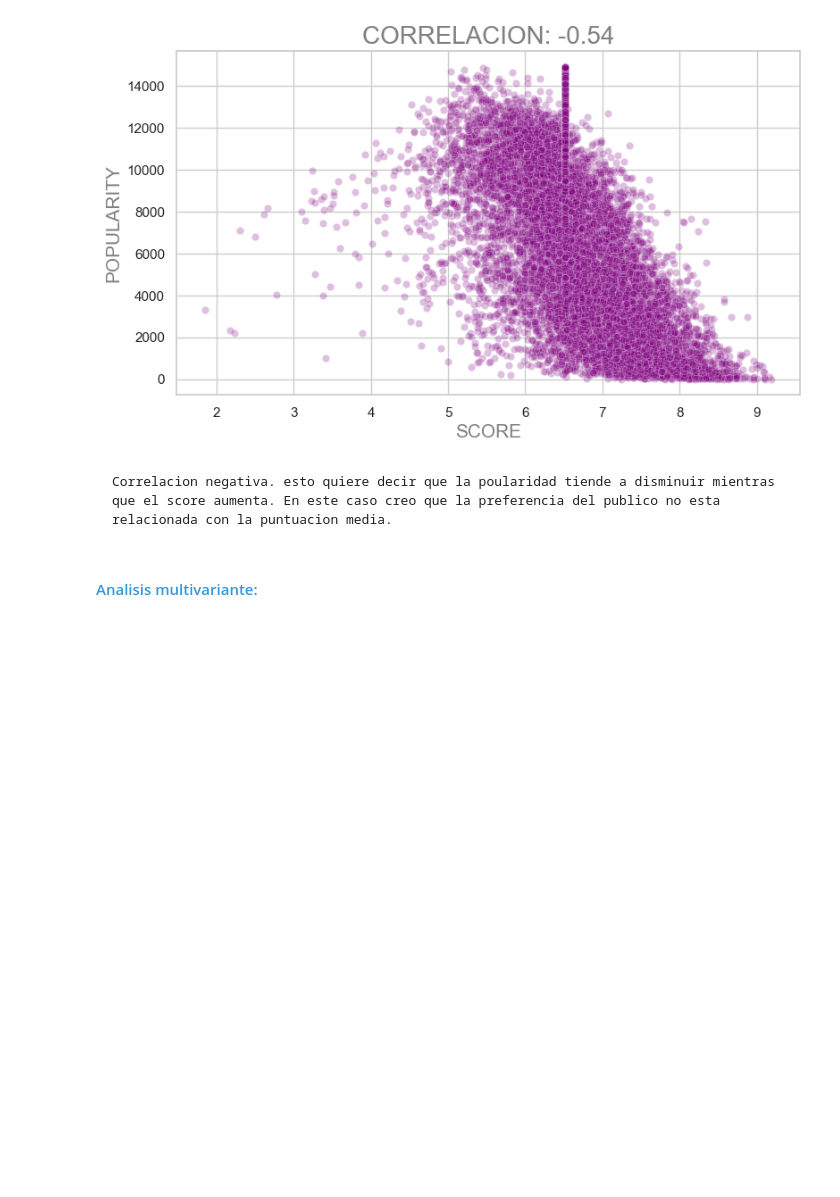
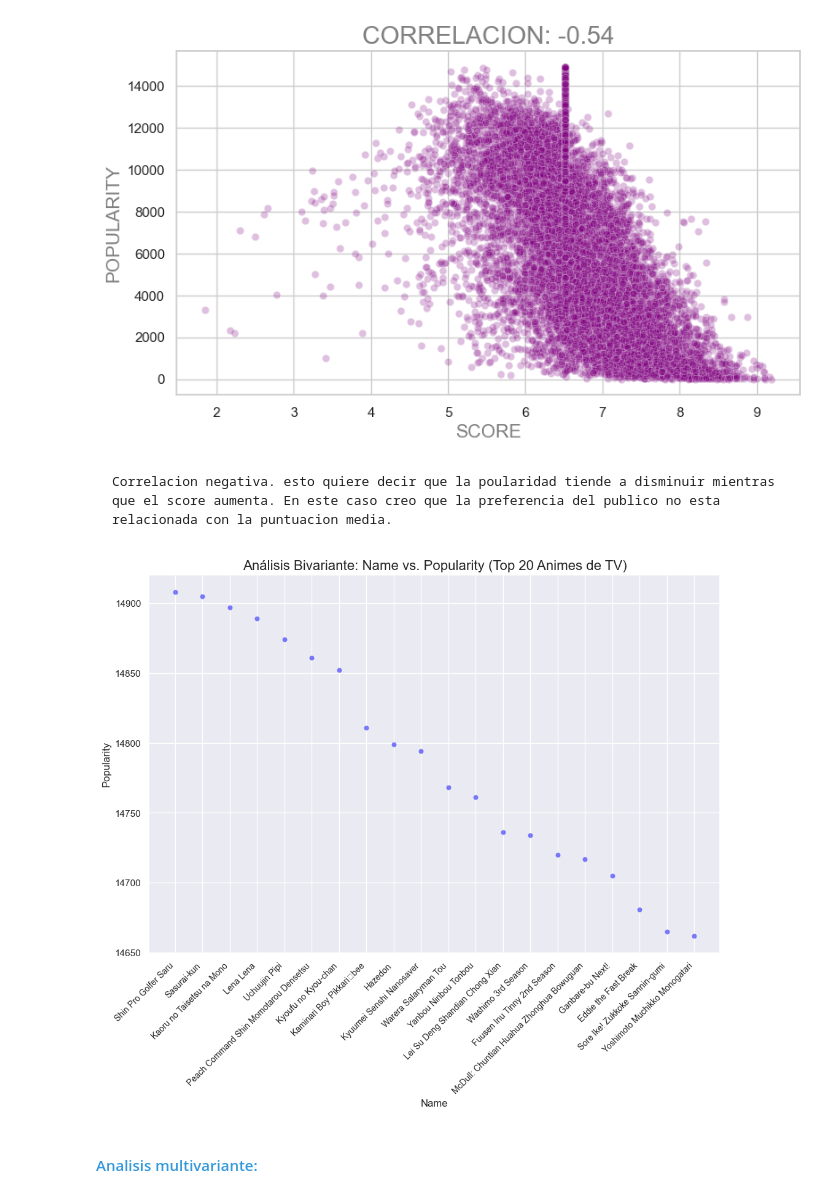
Before and after one commit to AmyGaarcia/DS_PT_09_2023, a Jupyter notebook: Data_Analysis/EDA/1-Definicion_EDA ANIME_no_terminado.ipynb, the cells around one changed output. Cells and saved outputs as stored; diff of their text form; code cells hidden in the pictures; blank space fills up the shorter version.

```diff
--- a/Data_Analysis/EDA/1-Definicion_EDA ANIME_no_terminado.ipynb
+++ b/Data_Analysis/EDA/1-Definicion_EDA ANIME_no_terminado.ipynb
@@ -714,21 +714,3 @@ plt.show()
 [figure]
 # %% [markdown]
 ##### Cual ha sido la productora que mas animes ha hecho
-# %%
-anime_copia = anime_copia[anime_copia["Producers"] != "Unknown"]
-
-productora = anime_copia["Producers"].value_counts()
-
-sns.set(style="whitegrid")
-plt.figure(figsize=(10, 5))
-sns.barplot(x=productora.index, y=productora.values, hue=productora.index, palette="pink")
-
-plt.title("Cuantos animes han salido en distintas estaciones del año", color = "Grey", fontsize = 17)
-plt.xlabel("Estaciones del Año", color = "Grey", fontsize = 10)
-
-# ES PARA PONER EL PORCENTAJE ARRIBA DE CADA COLUMNAA
-for i, value in enumerate(productora.values):
-    porcentaje = (value / productora.sum()) * 100
-    plt.text(i, value + 0.1, f"{porcentaje:.1f}%", ha="center", va="bottom")
-
-plt.show()
@@ -757,6 +737,28 @@ plt.show()
 [figure]
 # %% [markdown]
     Correlacion negativa. esto quiere decir que la poularidad tiende a disminuir mientras que el score aumenta. En este caso creo que la preferencia del publico no esta relacionada con la puntuacion media.
+# %%
+nombres_tv = anime_copia[anime_copia["Type"] == "TV"]
+
+# Ordenar por popularidad de forma descendente
+top20_populares_tv = nombres_tv.sort_values(by="Popularity", ascending=False).head(20)
+
+# Crear el gráfico de dispersión
+plt.figure(figsize=(12, 8))
+sns.scatterplot(x="Name", y="Popularity", data=top20_populares_tv, alpha=0.5, color="blue")
+
+# Configurar el título y etiquetas
+plt.title("Análisis Bivariante: Name vs. Popularity (Top 20 Animes de TV)", fontsize=16)
+plt.xlabel("Name", fontsize=12)
+plt.ylabel("Popularity", fontsize=12)
+
+# Rotar las etiquetas del eje x para una mejor legibilidad
+plt.xticks(rotation=45, ha="right", fontsize=10)
+
+# Mostrar el gráfico
+plt.show()
+# %% [output]
+[figure, added]
 # %% [markdown]
 #### <span style="color:#3498DB  "> Analisis multivariante: </span>
 # %% [markdown]
```
Also changed, not shown: parts of 1 cell of this notebook.
